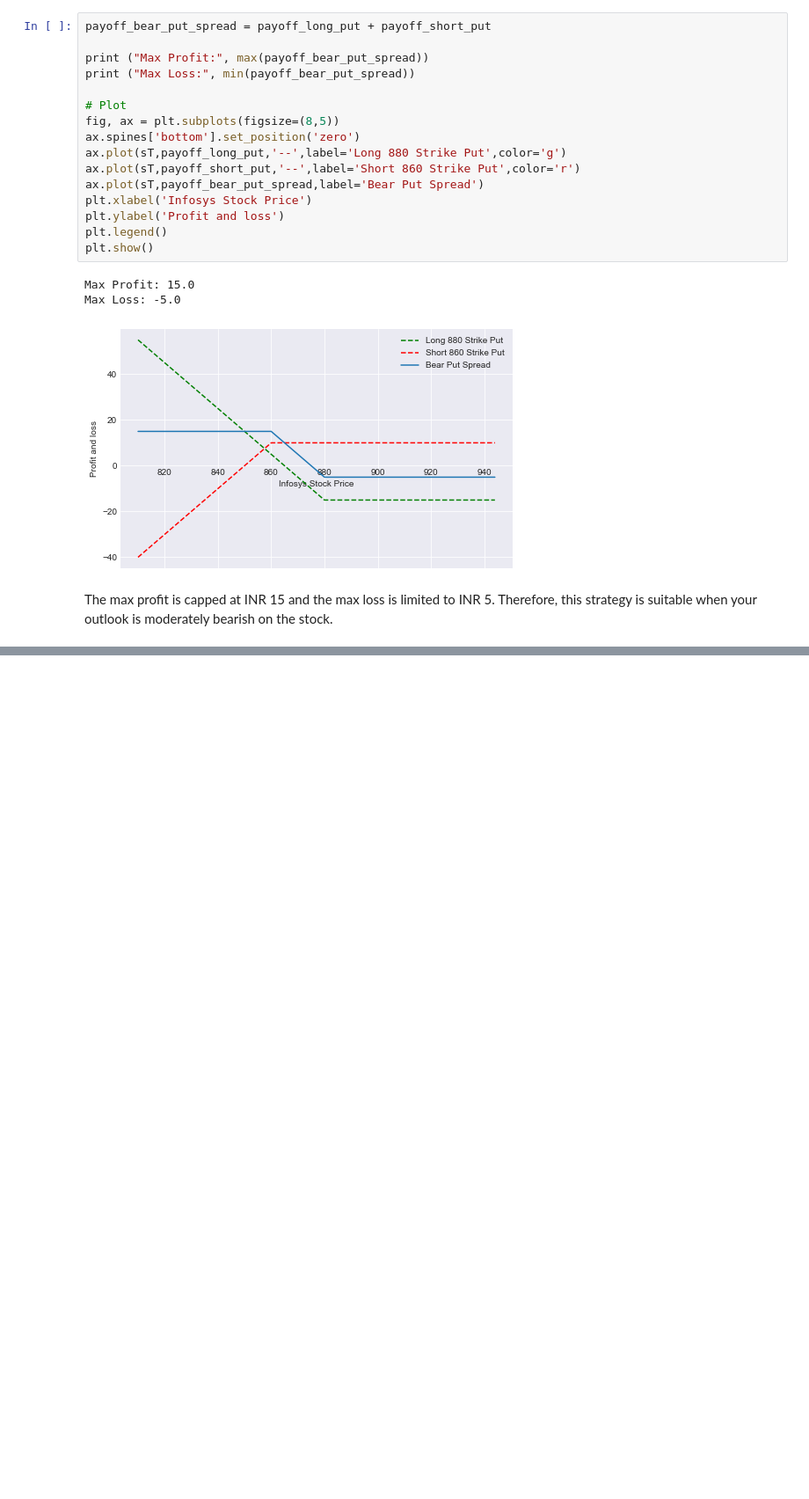
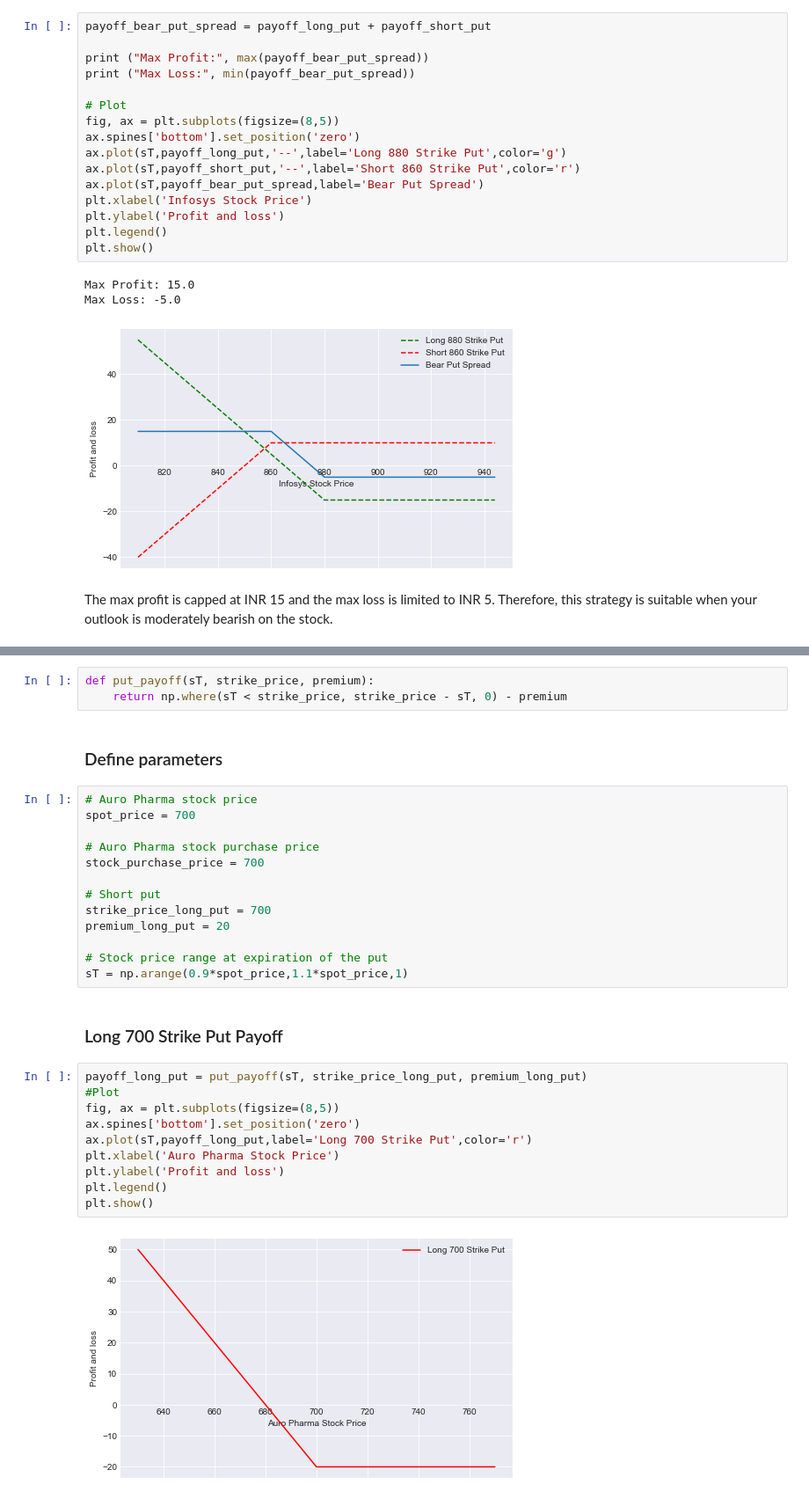
Before and after one commit to alexgamboa1/Stock-Options-Python, a Jupyter notebook: Stock-Options-Analysis.ipynb, the cells around one changed output, grey strips where cells are left out. Shown: that part at 88% size. Saved outputs shown, nothing was run; the diff lists cells and outputs as text; blank space fills up the shorter version.

Commit message:
Commit Protective put plot

```diff
--- a/Stock-Options-Analysis.ipynb
+++ b/Stock-Options-Analysis.ipynb
@@ -373,0 +377,32 @@ The max profit is capped at INR 15 and the max loss is limited to INR 5. Therefo
+# %%
+def put_payoff(sT, strike_price, premium):
+    return np.where(sT < strike_price, strike_price - sT, 0) - premium
+# %% [markdown]
+### Define parameters
+# %%
+# Auro Pharma stock price
+spot_price = 700
+
+# Auro Pharma stock purchase price
+stock_purchase_price = 700
+
+# Short put
+strike_price_long_put = 700
+premium_long_put = 20
+
+# Stock price range at expiration of the put
+sT = np.arange(0.9*spot_price,1.1*spot_price,1)
+# %% [markdown]
+### Long 700 Strike Put Payoff
+# %%
+payoff_long_put = put_payoff(sT, strike_price_long_put, premium_long_put)
+#Plot
+fig, ax = plt.subplots(figsize=(8,5))
+ax.spines['bottom'].set_position('zero')
+ax.plot(sT,payoff_long_put,label='Long 700 Strike Put',color='r')
+plt.xlabel('Auro Pharma Stock Price')
+plt.ylabel('Profit and loss')
+plt.legend()
+plt.show()
+# %% [output]
+[figure, added]
```
Also changed, not shown: parts of 6 cells of this notebook.
